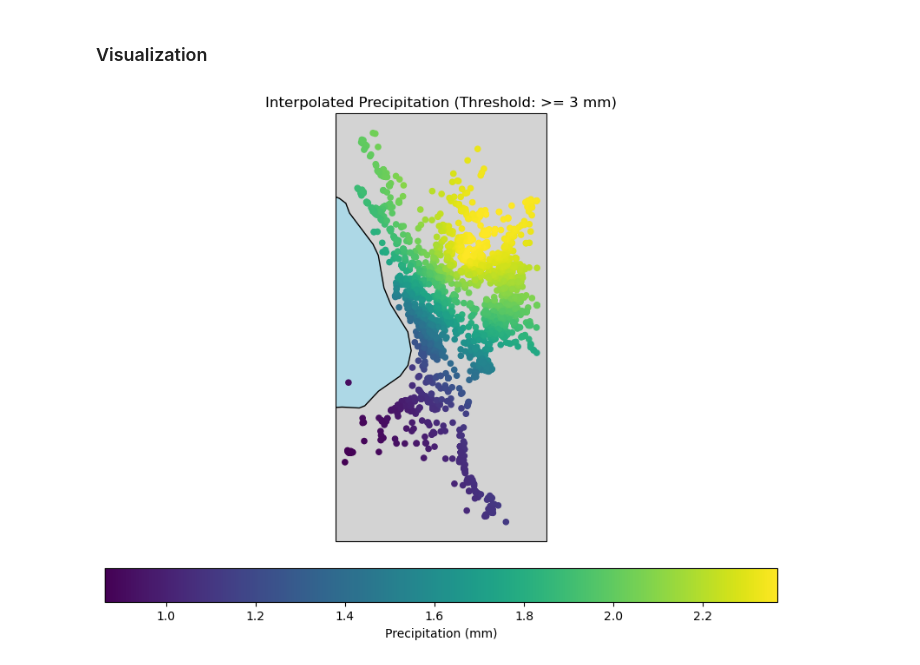
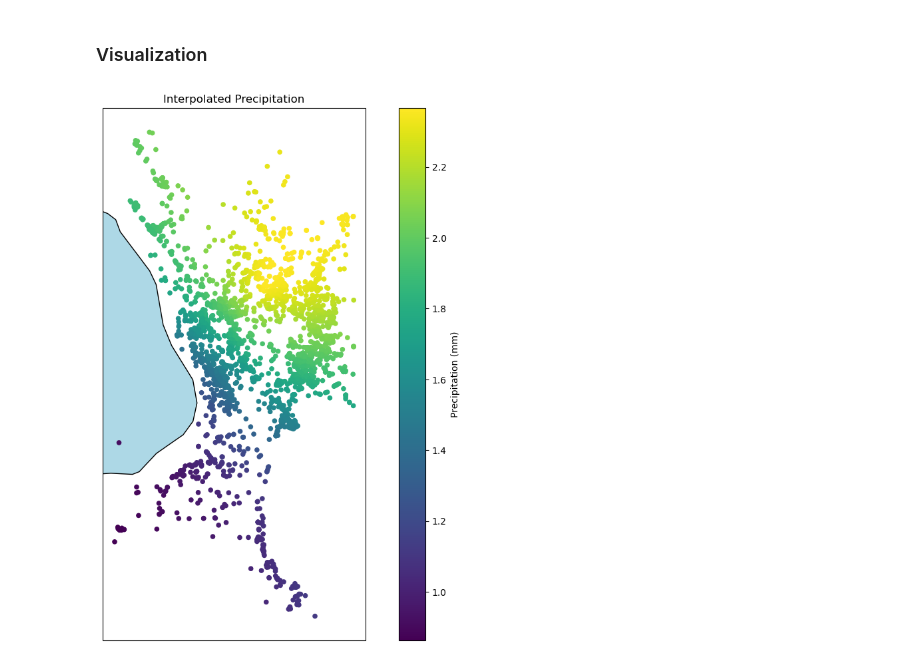
Before and after one commit to Nick-Miras/JeepneyRerouting, a Jupyter notebook: notebooks/spatial_interpolation_by_kriging.ipynb, the cells around one changed output. Saved outputs shown, nothing was run; the diff lists cells and outputs as text; code cells hidden in the pictures.

Commit message:
modified plot that shows interpolated data

```diff
--- a/notebooks/spatial_interpolation_by_kriging.ipynb
+++ b/notebooks/spatial_interpolation_by_kriging.ipynb
@@ -121,40 +106,39 @@ Range of the data: 1.5044870084410316
 # %% [markdown]
 ### Visualization
 # %%
-# Function to plot interpolated precipitation data with a minimum threshold
-def plot_interpolation(data, min_precip=3):
-    # Filter data to only include points with precipitation >= min_precip
-    data = data[data['precipitation'] >= min_precip]
-
+def plot_interpolation(data):
     # Set up the map projection and figure size
-    fig, ax = plt.subplots(figsize=(10, 8), subplot_kw={'projection': ccrs.PlateCarree()})
+    fig = plt.figure(figsize=(10, 8))
+    ax = fig.add_axes([0, 0, 1, 1], projection=ccrs.PlateCarree())
 
     # Add map features for context
     ax.add_feature(cfeature.COASTLINE)
     ax.add_feature(cfeature.BORDERS, linestyle=':')
-    ax.add_feature(cfeature.LAND, facecolor='lightgray')
+    ax.add_feature(cfeature.LAND, facecolor='white')
     ax.add_feature(cfeature.OCEAN, facecolor='lightblue')
 
     # Scatter plot of interpolated data points with color based on precipitation
     sc = ax.scatter(
         data['lon'], data['lat'], c=data['precipitation'], cmap='viridis',
         marker='o', s=20, transform=ccrs.PlateCarree()
     )
 
     # Add a color bar to indicate precipitation levels
-    cbar = plt.colorbar(sc, ax=ax, orientation='horizontal', pad=0.05)
-    cbar.set_label('Precipitation (mm)')
+    #cbar = fig.colorbar(sc, ax=ax, orientation='horizontal', pad=0.05)
+     #cbar.set_label('Precipitation (mm)')
 
     # Set titles and labels
-    ax.set_title('Interpolated Precipitation (Threshold: >= 3 mm)')
+    ax.set_title('Interpolated Precipitation')
     ax.set_xlabel('Longitude')
     ax.set_ylabel('Latitude')
 
+    cbar = plt.colorbar(sc)
+    cbar.set_label('Precipitation (mm)')
     plt.show()
 
 # Call the function to plot, applying the minimum precipitation filter
-plot_interpolation(interpolated_precipitation, min_precip=0)
+plot_interpolation(interpolated_precipitation)
 # %% [output]
-[figure, old version]
+[figure, new version]
 # %%
 # Conclusion
```
Also changed, not shown: parts of 4 cells of this notebook.
